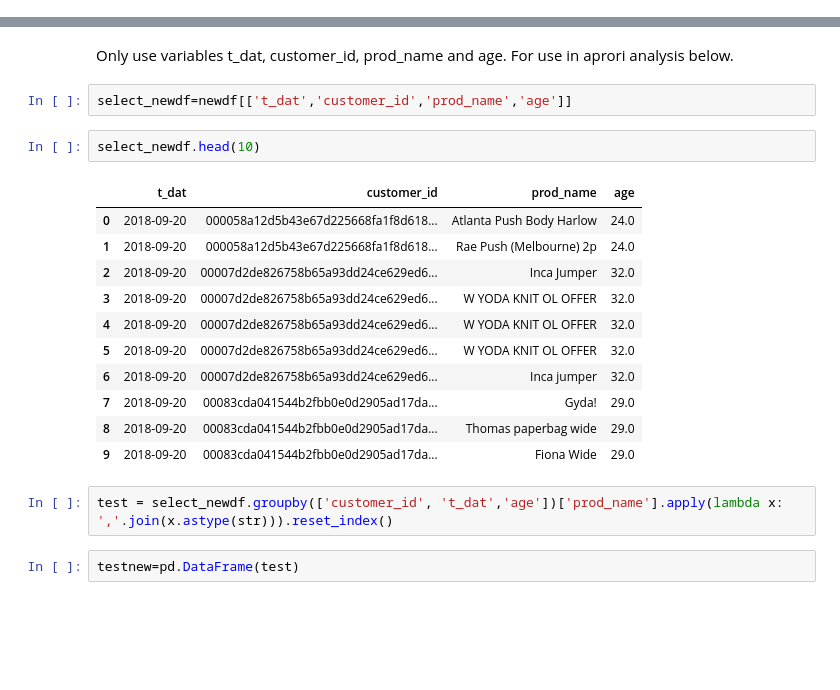
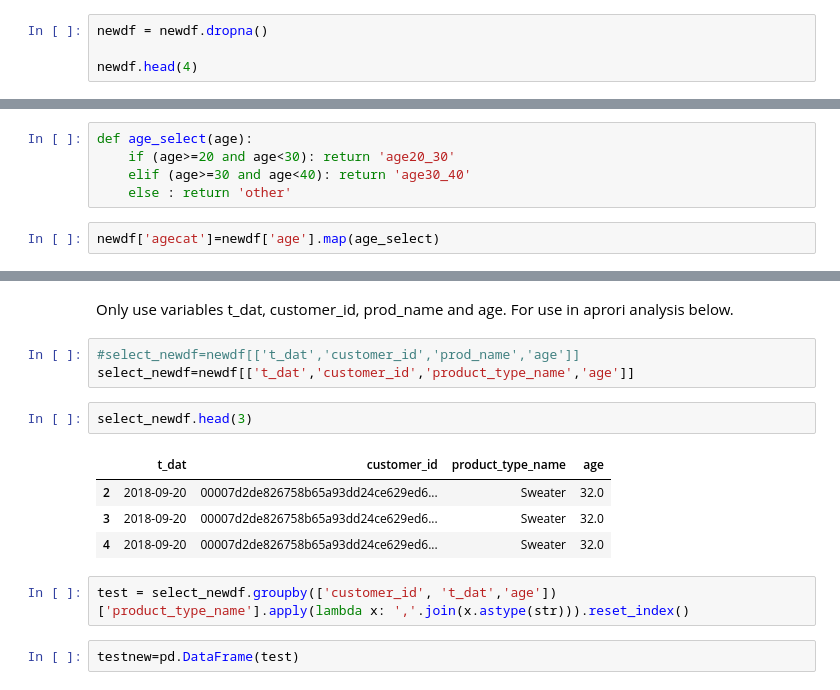
Before and after one commit to yangsu01/Group-24-Project, a Jupyter notebook: notebooks/project_code_sojohan.ipynb, the cells around one changed output, grey strips where cells are left out. Drawn from its saved outputs; the diff is of its cells as text; blank space fills up the shorter version.

```diff
--- a/notebooks/project_code_sojohan.ipynb
+++ b/notebooks/project_code_sojohan.ipynb
@@ -160,0 +193,4 @@ len(newdf.prod_name.unique())
+# %%
+newdf = newdf.dropna()
+
+newdf.head(4)
@@ -194,0 +238,7 @@ topselling(20)
+# %%
+def age_select(age):
+    if (age>=20 and age<30): return 'age20_30'
+    elif (age>=30 and age<40): return 'age30_40'
+    else : return 'other'
+# %%
+newdf['agecat']=newdf['age'].map(age_select)
@@ -257,23 +333,17 @@ The big O complexity of the Apriori method is $O(2^D)$ - which is exponential.
 # %% [markdown]
 Only use variables t_dat, customer_id, prod_name and age. For use in aprori analysis below.
 # %%
-select_newdf=newdf[['t_dat','customer_id','prod_name','age']]
+#select_newdf=newdf[['t_dat','customer_id','prod_name','age']]
+select_newdf=newdf[['t_dat','customer_id','product_type_name','age']]
 # %%
-select_newdf.head(10)
+select_newdf.head(3)
 # %% [output]
-|  | t_dat | customer_id | prod_name | age |
-| 0 | 2018-09-20 | 000058a12d5b43e67d225668fa1f8d618... | Atlanta Push Body Harlow | 24.0 |
-| 1 | 2018-09-20 | 000058a12d5b43e67d225668fa1f8d618... | Rae Push (Melbourne) 2p | 24.0 |
-| 2 | 2018-09-20 | 00007d2de826758b65a93dd24ce629ed6... | Inca Jumper | 32.0 |
-| 3 | 2018-09-20 | 00007d2de826758b65a93dd24ce629ed6... | W YODA KNIT OL OFFER | 32.0 |
-| 4 | 2018-09-20 | 00007d2de826758b65a93dd24ce629ed6... | W YODA KNIT OL OFFER | 32.0 |
-| 5 | 2018-09-20 | 00007d2de826758b65a93dd24ce629ed6... | W YODA KNIT OL OFFER | 32.0 |
-| 6 | 2018-09-20 | 00007d2de826758b65a93dd24ce629ed6... | Inca jumper | 32.0 |
-| 7 | 2018-09-20 | 00083cda041544b2fbb0e0d2905ad17da... | Gyda! | 29.0 |
-| 8 | 2018-09-20 | 00083cda041544b2fbb0e0d2905ad17da... | Thomas paperbag wide | 29.0 |
-| 9 | 2018-09-20 | 00083cda041544b2fbb0e0d2905ad17da... | Fiona Wide | 29.0 |
+|  | t_dat | customer_id | product_type_name | age |
+| 2 | 2018-09-20 | 00007d2de826758b65a93dd24ce629ed6... | Sweater | 32.0 |
+| 3 | 2018-09-20 | 00007d2de826758b65a93dd24ce629ed6... | Sweater | 32.0 |
+| 4 | 2018-09-20 | 00007d2de826758b65a93dd24ce629ed6... | Sweater | 32.0 |
 # %%
-test = select_newdf.groupby(['customer_id', 't_dat','age'])['prod_name'].apply(lambda x: ','.join(x.astype(str))).reset_index()
+test = select_newdf.groupby(['customer_id', 't_dat','age'])['product_type_name'].apply(lambda x: ','.join(x.astype(str))).reset_index()
 # %%
 testnew=pd.DataFrame(test)
 # %%
```
Also changed, not shown: parts of 77 cells of this notebook.
